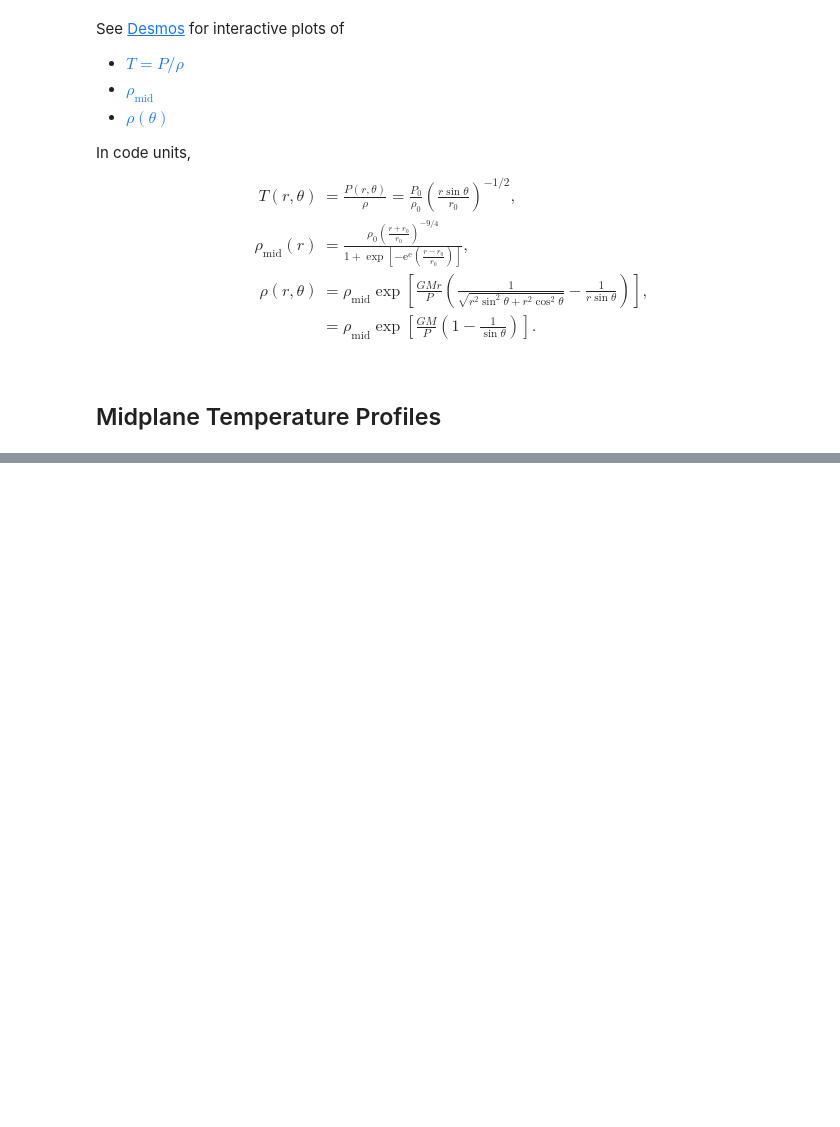
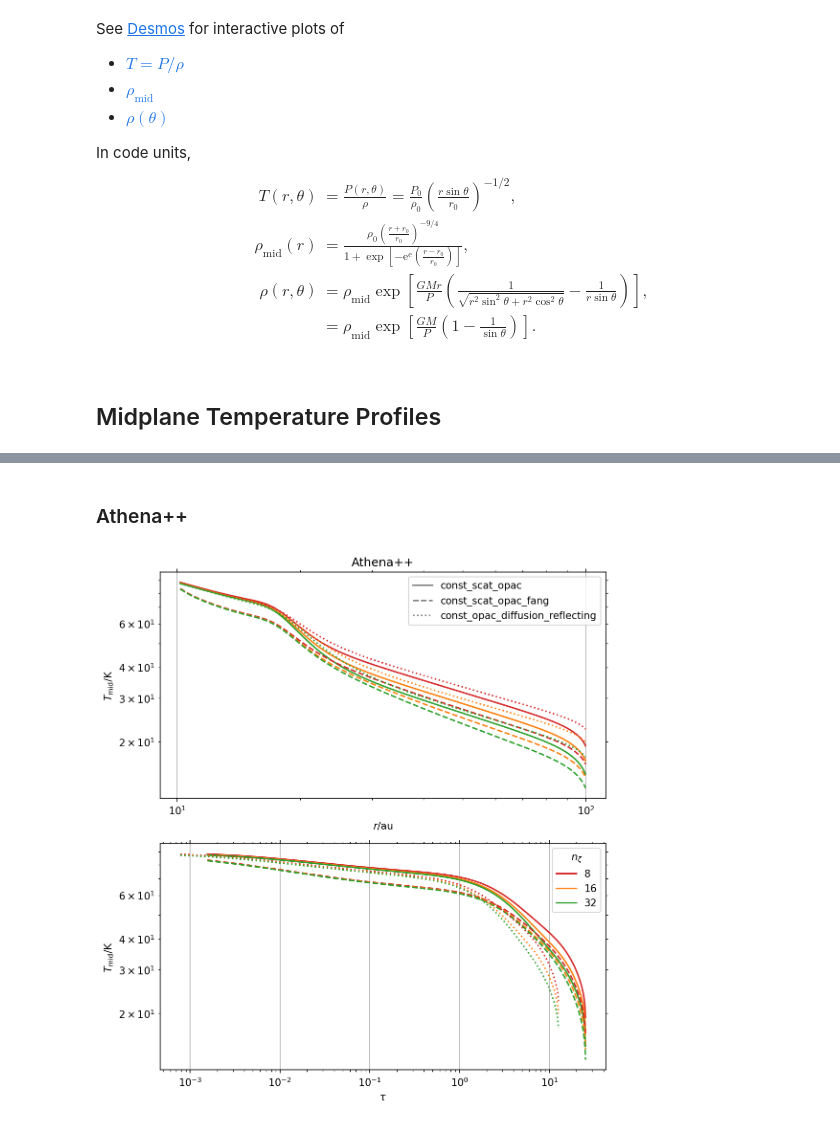
Before and after one commit to sabaronett/rad-hydro, a Jupyter notebook: ipynb/const_scat_opac/ConstantScatteringOpacity.ipynb, the cells around one changed output, grey strips where cells are left out. Drawn from its saved outputs; the diff is of its cells as text; code cells hidden in the pictures; blank space fills up the shorter version.

```diff
--- a/ipynb/const_scat_opac/ConstantScatteringOpacity.ipynb
+++ b/ipynb/const_scat_opac/ConstantScatteringOpacity.ipynb
@@ -61,0 +67,68 @@ Reading const_opac/dust_temperature.dat
+# %% [markdown]
+### Athena++
+# %%
+#===============================================================================
+import matplotlib.pyplot as plt
+import numpy as np
+import sys
+sys.path.insert(0, '/home/stanley/github/PrincetonUniversity/athena/vis/python')
+import athena_read
+
+fig, axs = plt.subplots(nrows=2, figsize=(8, 9), dpi=150)
+tab_colors = ['tab:red', 'tab:orange', 'tab:green', 'tab:blue']
+linestyles = ['solid', 'dashed', 'dotted']
+j_mid = 256
+
+# Plot Athena++ results
+base = '/home/stanley/github/sabaronett/rad-hydro/athena/dev'
+problem_ids = ['const_scat_opac', 'const_scat_opac_fang',
+               'const_opac_diffusion_reflecting']
+nzetas = [8, 16, 32]
+
+for p, pid in enumerate(problem_ids):
+    for z, nzeta in enumerate(nzetas):
+        path = f'{base}/{pid}/nzeta{nzeta}'
+        athinput = athena_read.athinput(f'{path}/athinput.{pid}')
+        L_0 = athinput['radiation']['length_unit']
+        T_0 = athinput['radiation']['T_unit']
+        dr = (athinput['mesh']['x1max'] - athinput['mesh']['x1min'])\
+             /athinput['mesh']['nx1']
+        if pid == 'const_opac_diffusion_reflecting':
+            athdf = athena_read.athdf(f'{path}/athdf/const_opac_diffusion.out1.00300.athdf')
+            dtau = athdf['Sigma_a_0'][0]*np.diff(athdf['x1f'])
+        elif pid == 'const_scat_opac_fang':
+            athdf = athena_read.athdf(f'{path}/athdf/{pid}.out1.01000.athdf')
+            dtau = (athdf['Sigma_a_0'][0] + athdf['Sigma_s_0'][0])*np.diff(athdf['x1f'])
+        else:
+            athdf = athena_read.athdf(f'{path}/athdf/{pid}.out1.00300.athdf')
+            dtau = (athdf['Sigma_a_0'][0] + athdf['Sigma_s_0'][0])*np.diff(athdf['x1f'])
+        tau_field  = np.cumsum(dtau, axis=1)
+        T_field = athdf['press'][0][j_mid]/athdf['rho'][0][j_mid]
+
+        axs[0].plot(athdf['x1v']*L_0/natconst.au, T_field*T_0, tab_colors[z],
+                    linestyle=linestyles[p])
+        axs[1].plot(tau_field[j_mid], T_field*T_0, tab_colors[z],
+                    linestyle=linestyles[p])
+
+        # Plot ghost points for color legend
+        if p == 0:
+            axs[1].plot([], [], tab_colors[z], label=f'{nzeta}')
+
+    # Plot ghost points for linestyle legend
+    axs[0].plot([], [], 'tab:gray', linestyle=linestyles[p],
+                label=f'{pid}')
+
+# Format (sub)plots
+for ax in axs:
+    ax.grid()
+    ax.minorticks_on()
+    ax.set(ylabel=r'$T_\mathrm{mid}$/K', yscale='log', xscale='log',)
+    ax.tick_params(axis='both', which='both', top=True, right=True)
+
+axs[0].legend()
+axs[0].set(title='Athena++', xlabel=r'$r$/au')
+axs[1].legend(title=r'$n_\zeta$')
+axs[1].set(xlabel=r'$\tau$')
+plt.subplots_adjust(hspace=0.2)
+# %% [output]
+[figure, added]
```
Also changed, not shown: parts of 8 cells of this notebook, 4 other files.
